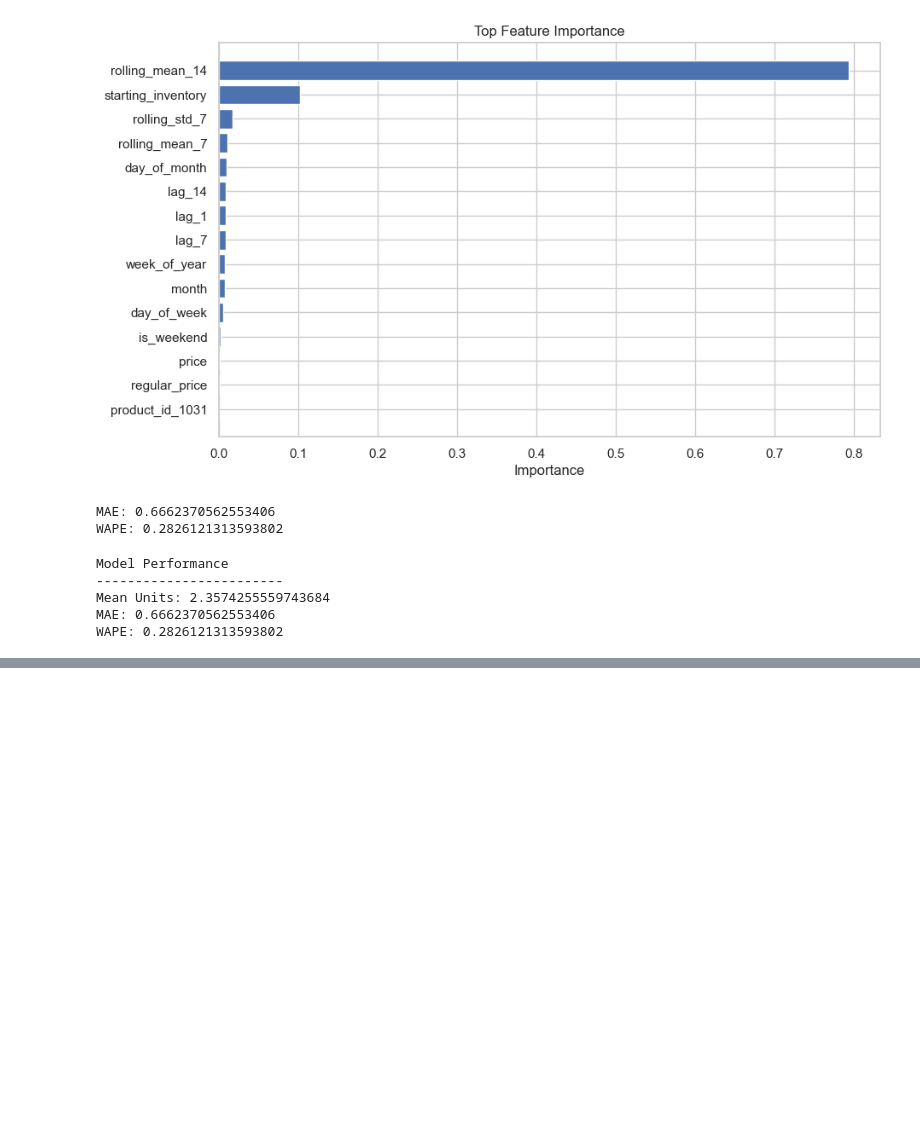
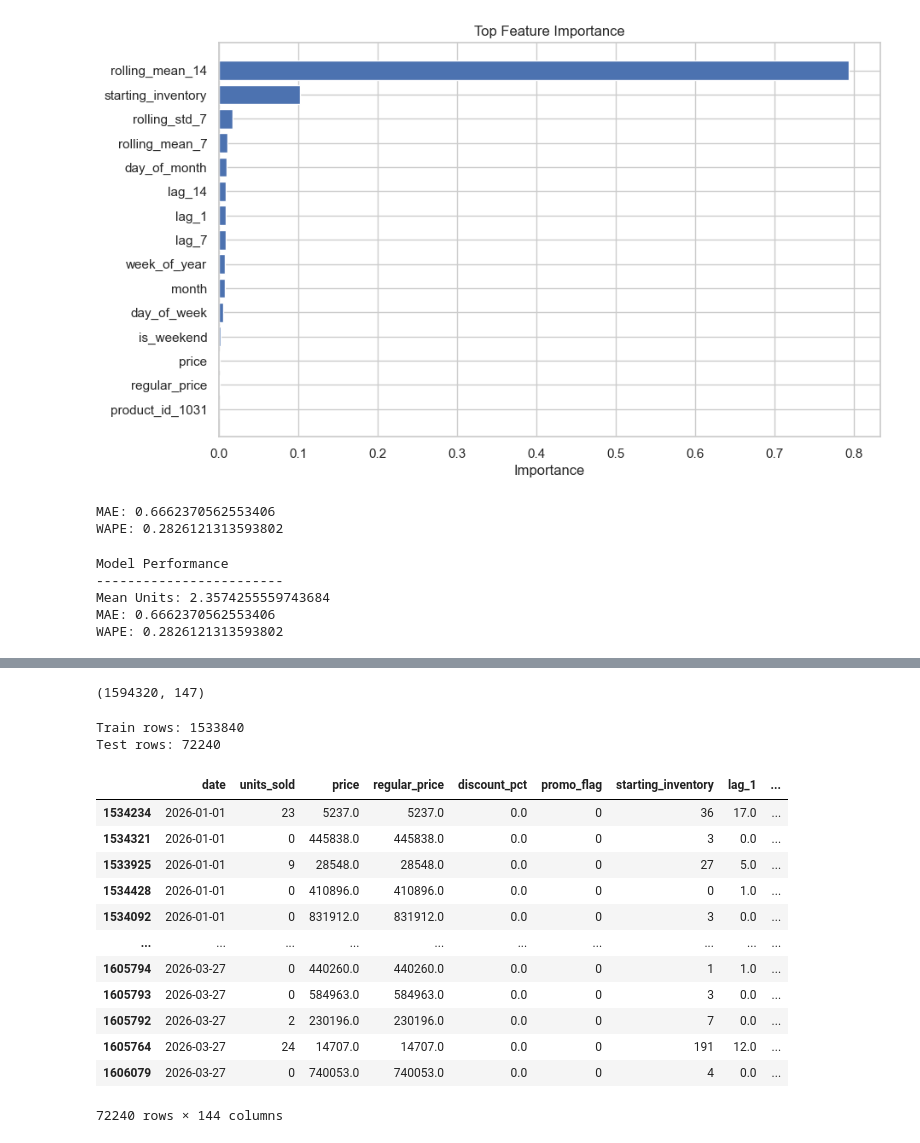
Before and after one commit to SunnyX-AI/ai-powered-sales-forecasting, a Jupyter notebook: notebooks/00_experiments.ipynb, the cells around one changed output, grey strips where cells are left out. Saved outputs shown, nothing was run; the diff lists cells and outputs as text; code cells hidden in the pictures; blank space fills up the shorter version.

```diff
--- a/notebooks/00_experiments.ipynb
+++ b/notebooks/00_experiments.ipynb
@@ -1260,0 +1272,35 @@ Training RandomForest...
+# %%
+df_v2.shape
+# %% [output]
+(1594320, 147)
+# %%
+# Ensure date is datetime
+df["date"] = pd.to_datetime(df["date"])
+
+# Train: before 2026
+train = df[df["date"] < "2026-01-01"].copy()
+
+# Test: 2026 and beyond
+test = df[df["date"] >= "2026-01-01"].copy()
+
+print("Train rows:", len(train))
+print("Test rows:", len(test))
+# %% [output]
+Train rows: 1533840
+Test rows: 72240
+# %%
+test
+# %% [output]
+|  | date | units_sold | price | regular_price | discount_pct | promo_flag | starting_inventory | lag_1 | ... |
+| 1534234 | 2026-01-01 | 23 | 5237.0 | 5237.0 | 0.0 | 0 | 36 | 17.0 | ... |
+| 1534321 | 2026-01-01 | 0 | 445838.0 | 445838.0 | 0.0 | 0 | 3 | 0.0 | ... |
+| 1533925 | 2026-01-01 | 9 | 28548.0 | 28548.0 | 0.0 | 0 | 27 | 5.0 | ... |
+| 1534428 | 2026-01-01 | 0 | 410896.0 | 410896.0 | 0.0 | 0 | 0 | 1.0 | ... |
+| 1534092 | 2026-01-01 | 0 | 831912.0 | 831912.0 | 0.0 | 0 | 3 | 0.0 | ... |
+| ... | ... | ... | ... | ... | ... | ... | ... | ... | ... |
+| 1605794 | 2026-03-27 | 0 | 440260.0 | 440260.0 | 0.0 | 0 | 1 | 1.0 | ... |
+| 1605793 | 2026-03-27 | 0 | 584963.0 | 584963.0 | 0.0 | 0 | 3 | 0.0 | ... |
+| 1605792 | 2026-03-27 | 2 | 230196.0 | 230196.0 | 0.0 | 0 | 7 | 0.0 | ... |
+| 1605764 | 2026-03-27 | 24 | 14707.0 | 14707.0 | 0.0 | 0 | 191 | 12.0 | ... |
+| 1606079 | 2026-03-27 | 0 | 740053.0 | 740053.0 | 0.0 | 0 | 4 | 0.0 | ... |
+72240 rows × 144 columns
```
Also changed, not shown: parts of 5 cells of this notebook.
